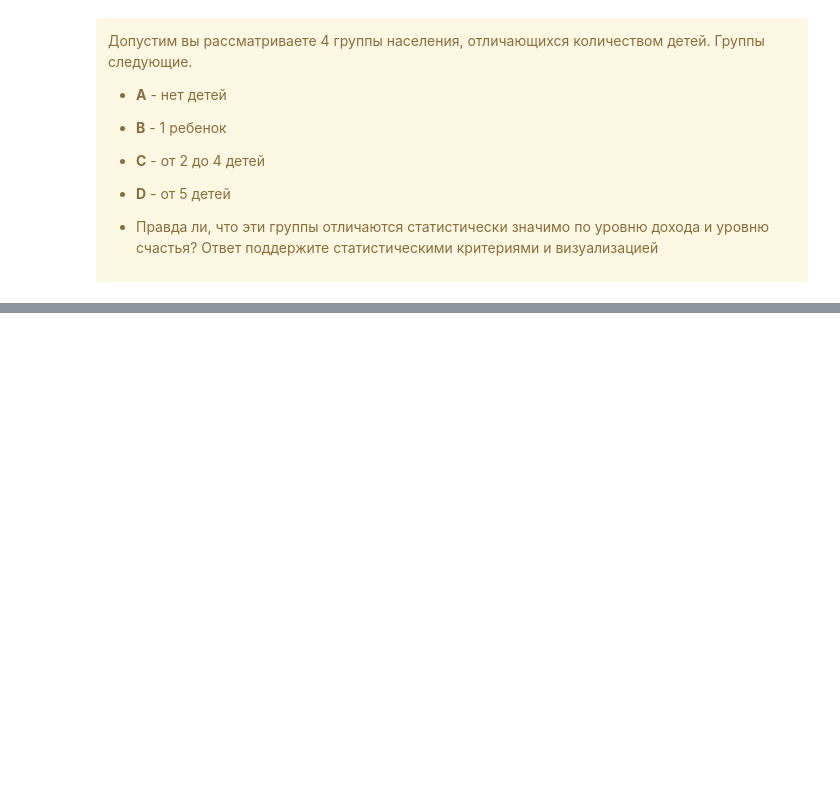
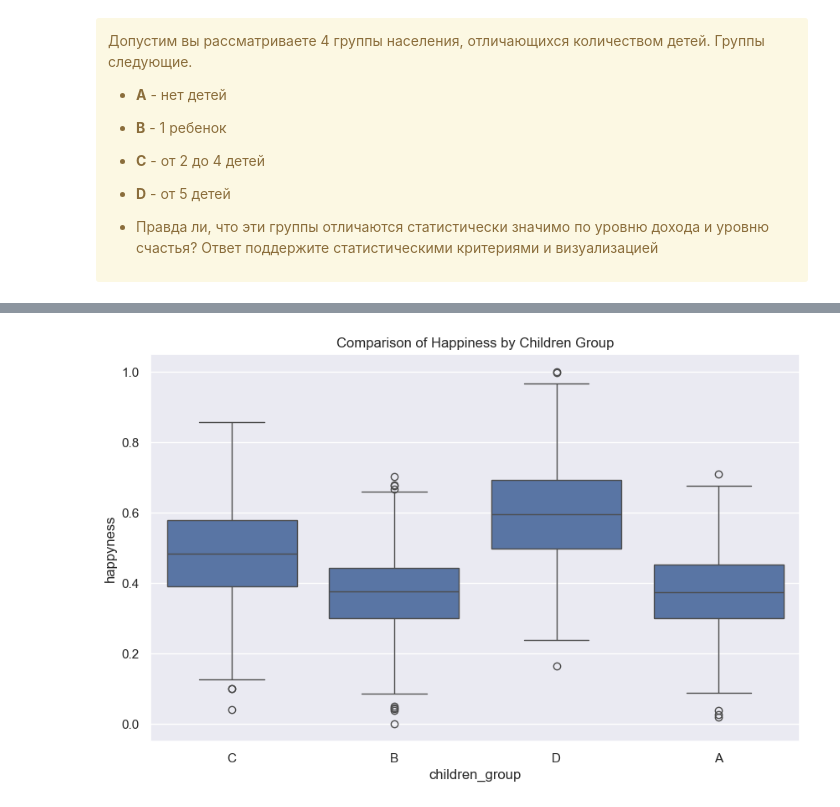
Before and after one commit to djpumauzb/Analyitics, a Jupyter notebook: A-B testing/lesson5/5.6 M5_HW.ipynb, the cells around one changed output, grey strips where cells are left out. Saved outputs shown, nothing was run; the diff lists cells and outputs as text; code cells hidden in the pictures; blank space fills up the shorter version.

```diff
--- a/A-B testing/lesson5/5.6 M5_HW.ipynb
+++ b/A-B testing/lesson5/5.6 M5_HW.ipynb
@@ -159,0 +250,7 @@ Text(0.5, 1.0, 'Comparison of Salaries by Profession')
+# %%
+plt.figure(figsize=(10, 6))
+sns.boxplot(x='children_group', y='happyness', data=data)
+plt.title('Comparison of Happiness by Children Group')
+plt.show()
+# %% [output]
+[figure, added]
```
Also changed, not shown: parts of 10 cells of this notebook.
